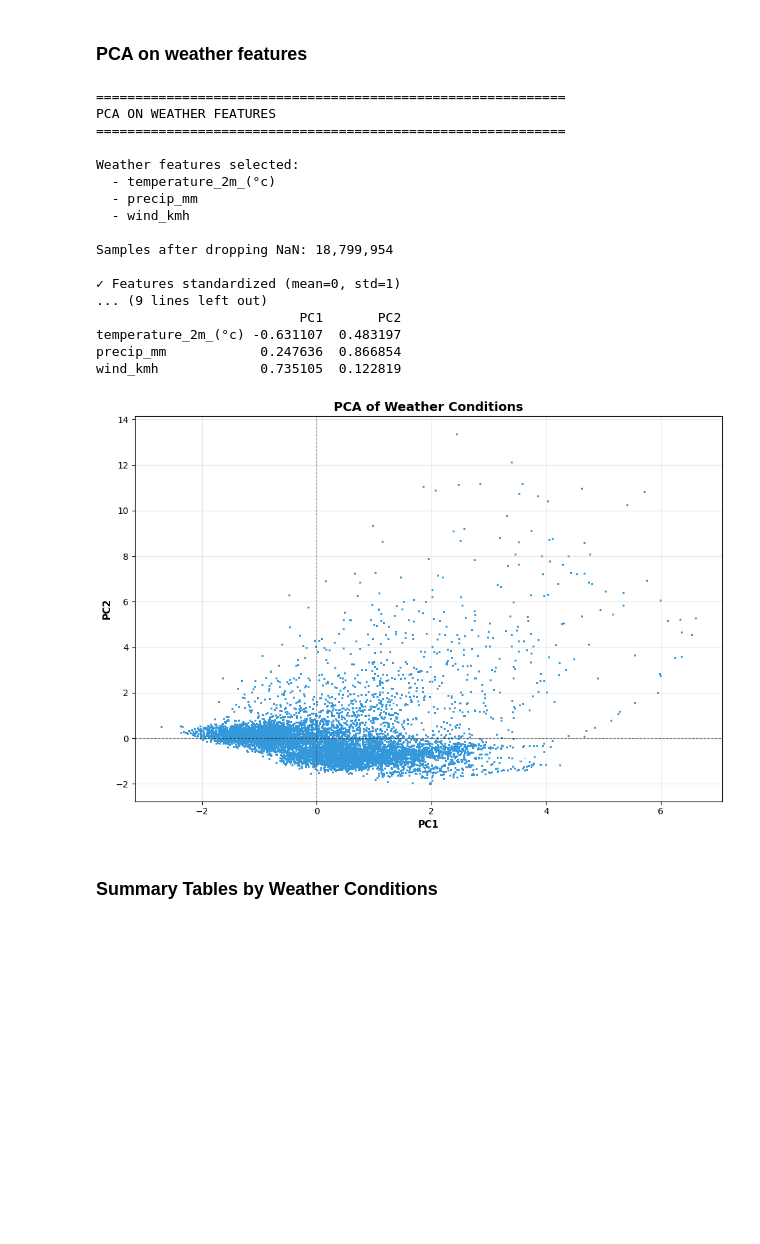
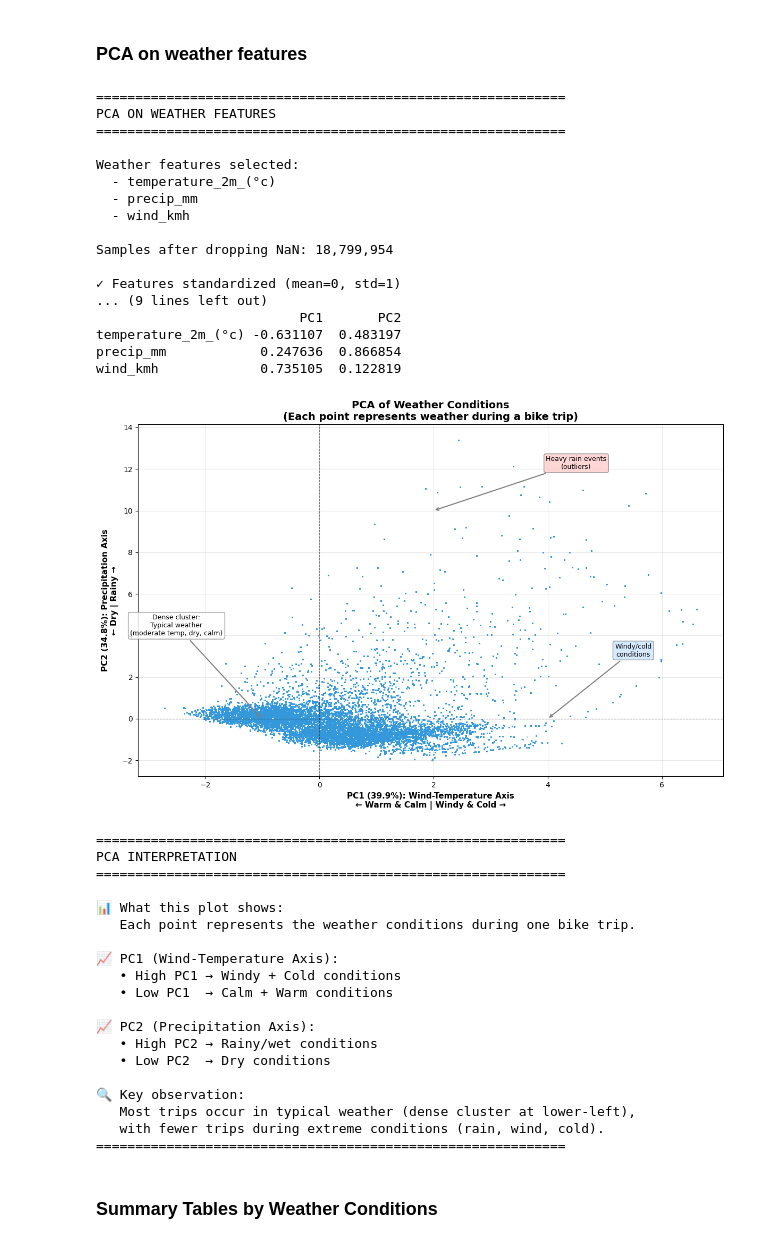
Before and after one commit to stroms26/Project, a Jupyter notebook: Part 2/Script_part2.ipynb, the cells around one changed output. Drawn from its saved outputs; the diff is of its cells as text; code cells hidden in the pictures; blank space fills up the shorter version.

```diff
--- a/Part 2/Script_part2.ipynb
+++ b/Part 2/Script_part2.ipynb
@@ -161,43 +161,103 @@ print(f"  PC2: {pca.explained_variance_ratio_[1]:.4f} ({pca.explained_variance_r
 print(f"  Total: {pca.explained_variance_ratio_.sum():.4f} ({pca.explained_variance_ratio_.sum()*100:.2f}%)")
 
 print(f"\nPCA components (loadings):")
 components_df = pd.DataFrame(
     pca.components_.T,
     columns=['PC1', 'PC2'],
     index=['temperature_2m_(°c)', 'precip_mm', 'wind_kmh']
 )
 print(components_df)
 
-# Plot PCA scatter
-plt.figure(figsize=(10, 7))
-plt.scatter(df["pc1"], df["pc2"], alpha=0.2, s=1, c='#3498db')
-plt.xlabel("PC1", fontsize=11, fontweight='bold')
-plt.ylabel("PC2", fontsize=11, fontweight='bold')
-plt.title("PCA of Weather Conditions", fontsize=14, fontweight='bold')
-plt.grid(True, alpha=0.3)
-plt.axhline(y=0, color='black', linestyle='--', linewidth=0.8, alpha=0.5)
-plt.axvline(x=0, color='black', linestyle='--', linewidth=0.8, alpha=0.5)
+# Plot PCA scatter with annotations
+fig, ax = plt.subplots(figsize=(12, 8))
+ax.scatter(df["pc1"], df["pc2"], alpha=0.2, s=1, c='#3498db')
+
+# Axis labels with interpretation
+ax.set_xlabel("PC1 (39.9%): Wind-Temperature Axis\n← Warm & Calm | Windy & Cold →", fontsize=11, fontweight='bold')
+ax.set_ylabel("PC2 (34.8%): Precipitation Axis\n← Dry | Rainy →", fontsize=11, fontweight='bold')
+ax.set_title("PCA of Weather Conditions\n(Each point represents weather during a bike trip)", fontsize=14, fontweight='bold')
+
+# Reference lines
+ax.axhline(y=0, color='black', linestyle='--', linewidth=0.8, alpha=0.5)
+ax.axvline(x=0, color='black', linestyle='--', linewidth=0.8, alpha=0.5)
+ax.grid(True, alpha=0.3)
+
+# Add annotations to explain regions
+ax.annotate('Dense cluster:\nTypical weather\n(moderate temp, dry, calm)',
+            xy=(-1, 0), xytext=(-2.5, 4),
+            fontsize=9, ha='center',
+            bbox=dict(boxstyle='round,pad=0.3', facecolor='white', edgecolor='gray', alpha=0.8),
+            arrowprops=dict(arrowstyle='->', color='gray', lw=1.5))
+
+ax.annotate('Heavy rain events\n(outliers)',
+            xy=(2, 10), xytext=(4.5, 12),
+            fontsize=9, ha='center',
+            bbox=dict(boxstyle='round,pad=0.3', facecolor='#ffcccc', edgecolor='gray', alpha=0.8),
+            arrowprops=dict(arrowstyle='->', color='gray', lw=1.5))
+
+ax.annotate('Windy/cold\nconditions',
+            xy=(4, 0), xytext=(5.5, 3),
+            fontsize=9, ha='center',
+            bbox=dict(boxstyle='round,pad=0.3', facecolor='#cce5ff', edgecolor='gray', alpha=0.8),
+            arrowprops=dict(arrowstyle='->', color='gray', lw=1.5))
+
 plt.tight_layout()
 plt.show()
+
+# Print interpretation summary
+print("\n" + "=" * 60)
+print("PCA INTERPRETATION")
+print("=" * 60)
+print("\n📊 What this plot shows:")
+print("   Each point represents the weather conditions during one bike trip.")
+print("\n📈 PC1 (Wind-Temperature Axis):")
+print("   • High PC1 → Windy + Cold conditions")
+print("   • Low PC1  → Calm + Warm conditions")
+print("\n📈 PC2 (Precipitation Axis):")
+print("   • High PC2 → Rainy/wet conditions")
+print("   • Low PC2  → Dry conditions")
+print("\n🔍 Key observation:")
+print("   Most trips occur in typical weather (dense cluster at lower-left),")
+print("   with fewer trips during extreme conditions (rain, wind, cold).")
+print("=" * 60)
 # %% [output]
 ============================================================
 PCA ON WEATHER FEATURES
 ============================================================
 
 Weather features selected:
   - temperature_2m_(°c)
   - precip_mm
   - wind_kmh
 
 Samples after dropping NaN: 18,799,954
 
 ✓ Features standardized (mean=0, std=1)
 ... (9 lines left out)
                           PC1       PC2
 temperature_2m_(°c) -0.631107  0.483197
 precip_mm            0.247636  0.866854
 wind_kmh             0.735105  0.122819
-[figure, old version]
+[figure, new version]
+============================================================
+PCA INTERPRETATION
+============================================================
+
+📊 What this plot shows:
+   Each point represents the weather conditions during one bike trip.
+
+📈 PC1 (Wind-Temperature Axis):
+   • High PC1 → Windy + Cold conditions
+   • Low PC1  → Calm + Warm conditions
+
+📈 PC2 (Precipitation Axis):
+   • High PC2 → Rainy/wet conditions
+   • Low PC2  → Dry conditions
+
+🔍 Key observation:
+   Most trips occur in typical weather (dense cluster at lower-left),
+   with fewer trips during extreme conditions (rain, wind, cold).
+============================================================
 # %% [markdown]
 ### Summary Tables by Weather Conditions
 # %%
```
Also changed, not shown: parts of 6 cells of this notebook, 4 other files.
